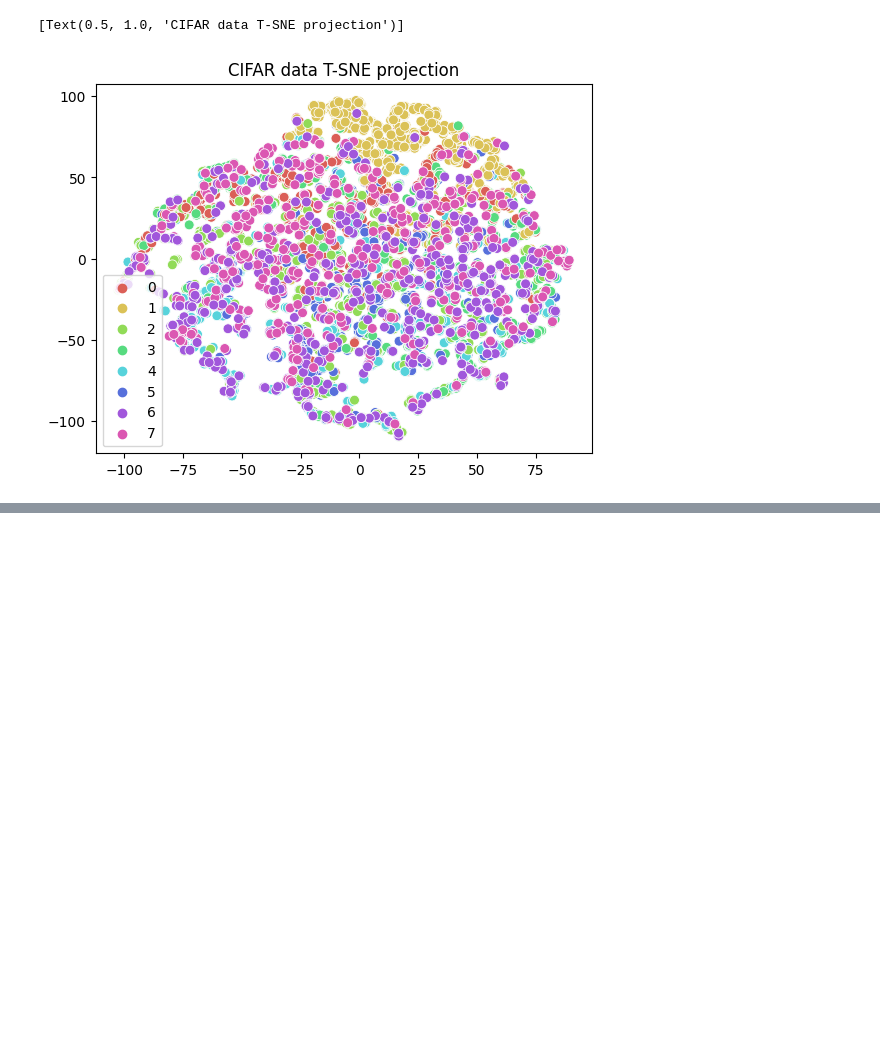
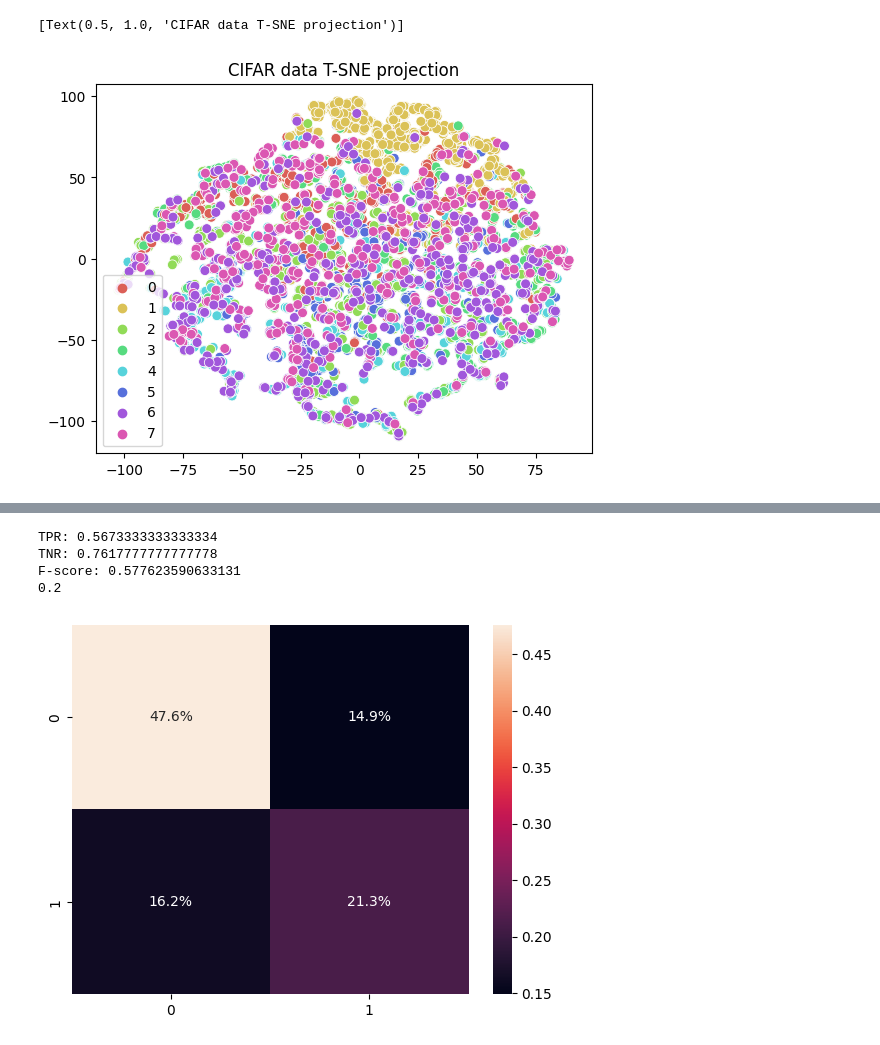
Before and after one commit to Advaya24/CS330-Project, a Jupyter notebook: haha.ipynb, the cells around one changed output, grey strips where cells are left out. Saved outputs shown, nothing was run; the diff lists cells and outputs as text; code cells hidden in the pictures; blank space fills up the shorter version.

```diff
--- a/haha.ipynb
+++ b/haha.ipynb
@@ -293,0 +366,5 @@ Validation: loss: 1.113, support accuracy: 0.717, query accuracy: 0.712
+# %%
+y_pred, y_true = util.get_preds_and_labels()
+# %%
+from sklearn.metrics import confusion_matrix
+mat = confusion_matrix(y_true, y_pred)
@@ -338,0 +465,18 @@ torch.cuda.empty_cache()
+# %%
+import pickle
+with open('threshold_confusion_matrices_no_enc.json', 'r') as f:
+    dict_confusions = json.load(f)
+
+# dict_confusions = {1.014338493347168: {0: {0: 22494, 1: 6}, 1: {0: 13481, 1: 19}}}
+dict_confusions = eps_confusions
+dict_confusion_arrays = {}
+
+for eps in dict_confusions:
+    mat = np.zeros((2, 2))
+    for label in dict_confusions[eps]:
+        for label2 in dict_confusions[eps][label]:
+            mat[int(label), int(label2)] = dict_confusions[eps][label][label2]
+    dict_confusion_arrays[round(float(eps),2)] = mat
+
+# with open('threshold_confusion_np_arrays.pkl', 'wb') as f:
+#     pickle.dump(dict_confusion_arrays, f)
@@ -338,0 +488,27 @@ torch.cuda.empty_cache()
+# %%
+# with open('threshold_confusion_np_arrays.pkl', 'rb') as f:
+#     new_dict = pickle.load(f)
+new_dict = {}
+new_dict = dict_confusion_arrays
+# new_dict[0.2] = np.array([[17971, 5303],[5708, 7792]])
+eps = 0.2
+sns.heatmap(new_dict[eps]/new_dict[eps].sum(), annot=True, fmt='.1%')
+f_scores = []
+# for eps in [0.1]:
+for eps in new_dict:
+    tp = new_dict[eps][1, 1]
+    fp = new_dict[eps][0, 1]
+    fn = new_dict[eps][1, 0]
+    tn = new_dict[eps][0, 0]
+    f = 2*tp / (2*tp + fp + fn)
+    f_scores.append(f)
+    print(f'TPR: {tp/(tp+fn)}')
+    print(f'TNR: {tn/(tn+fp)}')
+    print(f'F-score: {f}')
+print(list(new_dict.keys())[np.argmax(f_scores)])
+# %% [output]
+TPR: 0.5673333333333334
+TNR: 0.7617777777777778
+F-score: 0.577623590633131
+0.2
+[figure, added]
```
Also changed, not shown: parts of 18 cells of this notebook, 3 other files.
